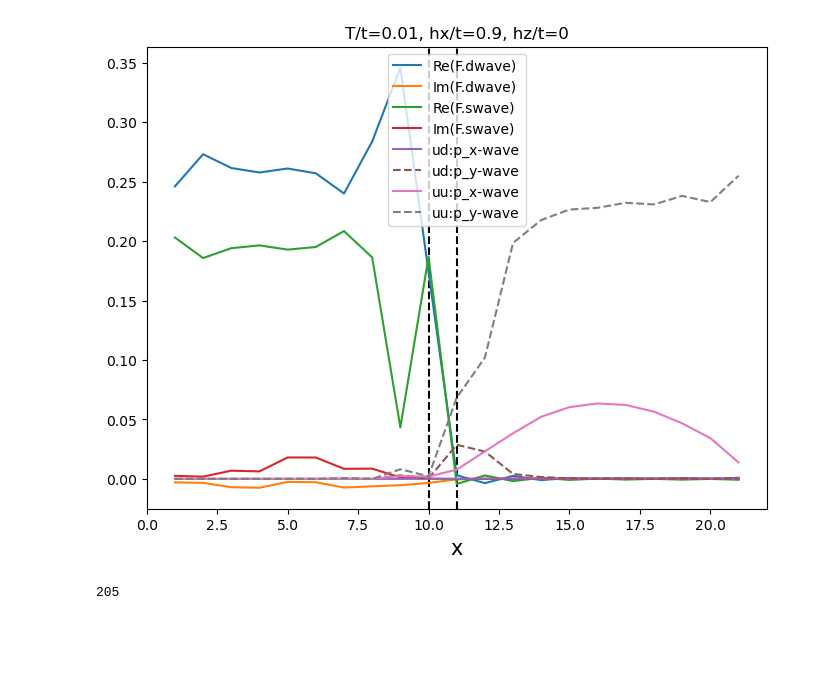
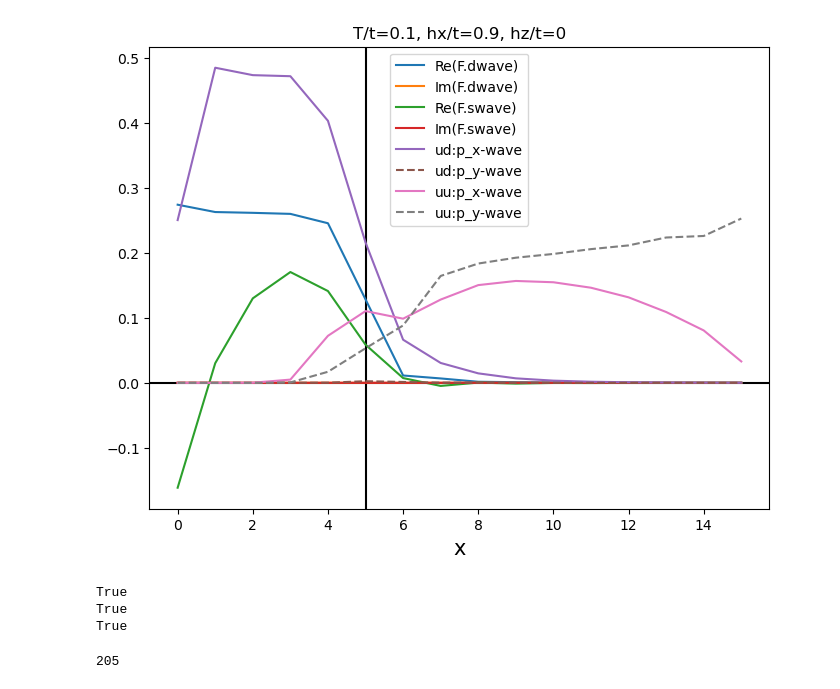
Before and after one commit to emilssp/master-thesis-codebase, a Jupyter notebook: notebooks2/DFP_Bfield.ipynb, the cells around one changed output. Drawn from its saved outputs; the diff is of its cells as text; code cells hidden in the pictures; blank space fills up the shorter version.

```diff
--- a/notebooks2/DFP_Bfield.ipynb
+++ b/notebooks2/DFP_Bfield.ipynb
@@ -10,7 +10,7 @@ from scripts.Hamiltonian import Hamiltonian
 from scripts.Lattice import Lattice
 from scripts.self_consistency import bdg_sc
 # %%
-widthD = 10
+widthD = 5
 widthF = 1
 widthP = 10
 
@@ -18,9 +18,9 @@ X, Y = widthD+widthF+widthP, 100
 lattice = Lattice(X, Y)
 
 t = 1
-T = 0.01
+T = 0.1
 
-muD = 0.0 * t
+muD = 0.1 * t
 muP = 1.8 * t
 muF = 1.4 * t
 mu = np.zeros(lattice.X)
@@ -36,12 +36,12 @@ hz0 = 0 * t
 hz = np.zeros_like(mu)
 hz[:widthD] = hz0
 
-U0 = -1.0 * t
+U0 = 1 * t
 U = U0 * np.ones(lattice.X)
 U[widthD:] = 0
 U[widthD-1] = U0/2
 
-V0 = 4.0 * t
+V0 = 5.0 * t
 V = V0 * np.ones(lattice.X)
 V[widthD:] = 0
 V[widthD-1] = V0/2
@@ -83,5 +83,5 @@ plt.legend()
 # %%
-H = Hamiltonian(t, mu, lattice, U=U, V_prime=V_prime, g_s=V,
+H = Hamiltonian(t, mu, lattice, U=U, V_prime=V_prime, g_s=V, g_t=V,
                 F_init=[0.3, 0.3, -0.3, -0.3],
                 Fuu_init=[0.1, -0.1, 0.1j, -0.1j],
                 Fdd_init=[0.1, -0.1, 0.1j, -0.1j],
@@ -110,23 +128,35 @@ Iteration 21.
 # %%
-x = np.arange(1, widthD + widthF + widthP + 1)
+x = np.arange(0, widthD + widthF + widthP)
 
 fig, axs = plt.subplots(1, 1, figsize=(8, 6))
 axs.set_title(f"T/t={T}, hx/t={hx0}, hz/t={hz0}")
-axs.axvline(widthD, color='black', linestyle='--')
-axs.axvline(widthD+widthF, color='black', linestyle='--')
+axs.axhline(0, color = 'black')
+axs.axvline(widthD, color='black', linestyle='-')
+# axs.axvline(widthD, color='black', linestyle='--')
+# axs.axvline(widthD+widthF, color='black', linestyle='--')
 axs.plot(x, np.real(F.dwave), label="Re(F.dwave)")
 axs.plot(x, np.imag(F.dwave), label="Im(F.dwave)")
 axs.plot(x, np.real(F.swave), label="Re(F.swave)")
 axs.plot(x, np.imag(F.swave), label="Im(F.swave)")
 axs.plot(x, np.abs(F.px), label="ud:p_x-wave")
 axs.plot(x, np.abs(F.py), "--", label="ud:p_y-wave")
 axs.plot(x, np.abs(Fuu.px), label="uu:p_x-wave")
 axs.plot(x, np.abs(Fuu.py), "--", label="uu:p_y-wave")
 axs.set_xlabel("x", fontsize=15)
 axs.legend()
 plt.show()
 # %% [output]
-[figure, old version]
+[figure, new version]
+# %%
+from scripts.utils import is_hermitian
+
+print(is_hermitian(H.build_H_k(np.pi/4)))
+print(is_hermitian(H.build_H_kindep()))
+print(is_hermitian(H.build_H_k0()))
+# %% [output]
+True
+True
+True
 # %%
 temps = np.concatenate([
     np.arange(0.001, 0.009 + 1e-12, 0.001),
```
Also changed, not shown: parts of 4 cells of this notebook, 8 other files.
